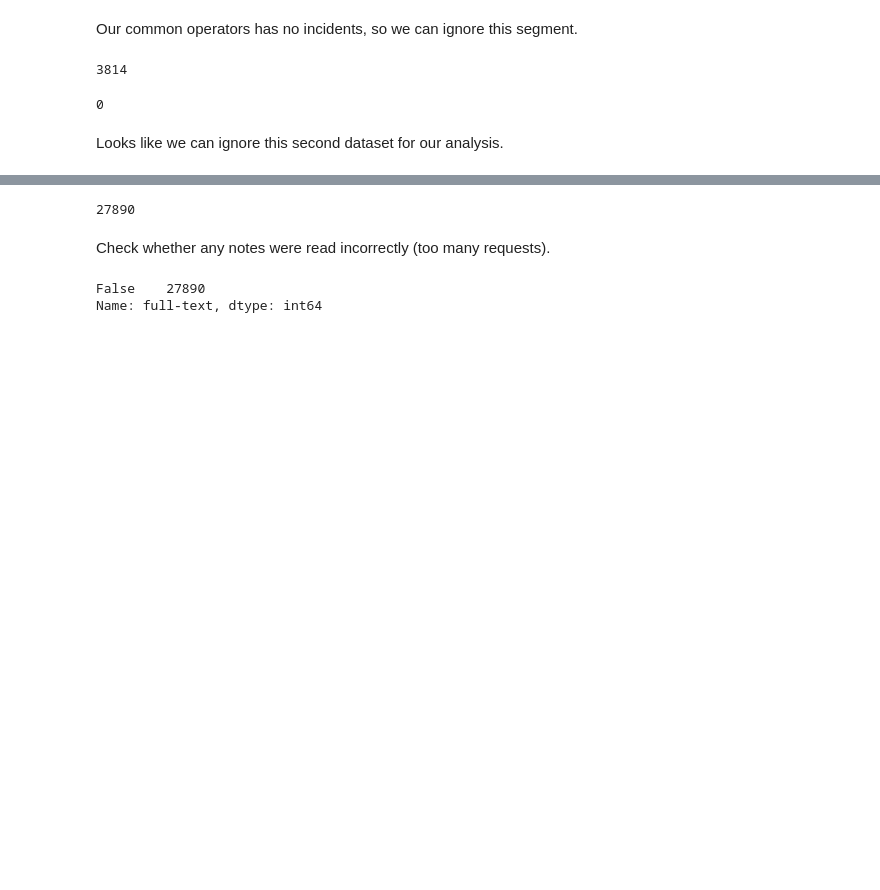
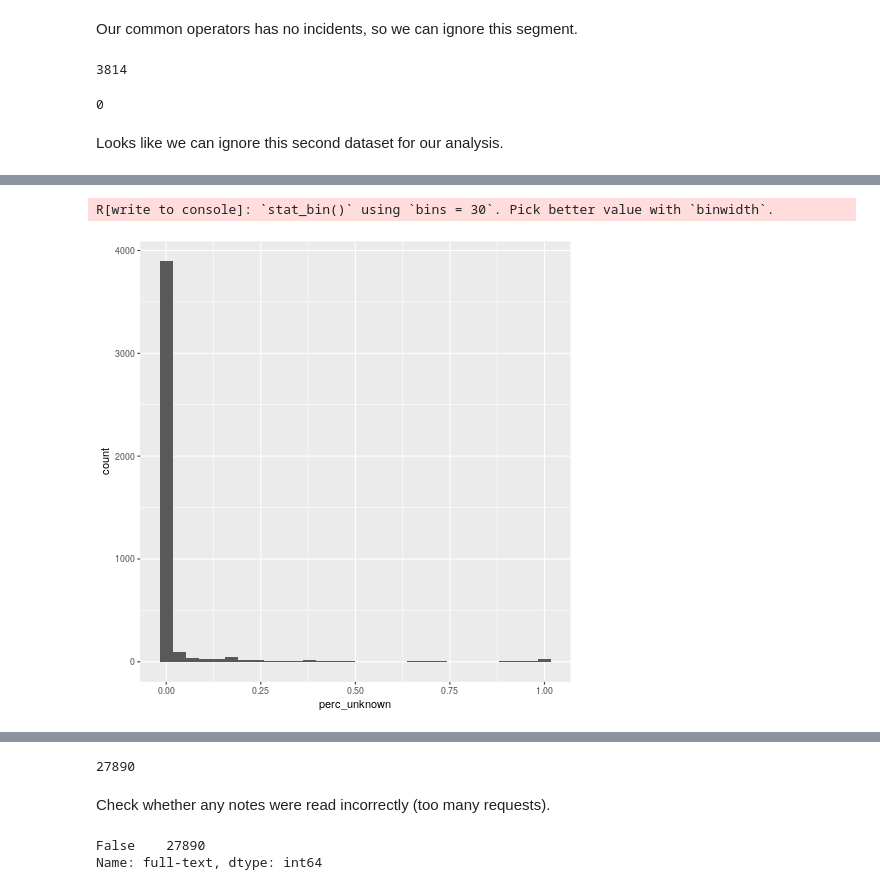
Before and after one commit to julianbarg/oil_industry, a Jupyter notebook: workbooks/2py_data_exploration.ipynb, the cells around one changed output, grey strips where cells are left out. Drawn from its saved outputs; the diff is of its cells as text; code cells hidden in the pictures; blank space fills up the shorter version.

Commit message:
Included insight into pipeline age.

```diff
--- a/workbooks/2py_data_exploration.ipynb
+++ b/workbooks/2py_data_exploration.ipynb
@@ -243,0 +250,5 @@ Looks like we can ignore this second dataset for our analysis.
+# %%
+pipelines_age = pipelines[['OPERATOR_ID', 'REPORT_YEAR', 'PARTEUNKNTOTAL', 'PARTEPRE40TOTAL'] +
+                          [f'PARTE19{decade}0TOTAL' for decade in range(5,10)] +
+                          ['PARTE2000TOTAL', 'PARTE2010TOTAL', 'PARTETOTAL']]
+pipelines_age.sample(5)
@@ -243,0 +262,12 @@ Looks like we can ignore this second dataset for our analysis.
+# %%
+%%R -i pipelines_age
+suppressMessages(library(tidyverse))
+
+pipelines_age %>%
+    group_by(OPERATOR_ID, REPORT_YEAR) %>%
+    mutate(perc_unknown = PARTEUNKNTOTAL / PARTETOTAL) %>%
+    ggplot(aes(x=perc_unknown)) +
+    geom_histogram()
+# %% [output]
+R[write to console]: `stat_bin()` using `bins = 30`. Pick better value with `binwidth`.
+[figure, added]
```
Also changed, not shown: parts of 16 cells of this notebook.
